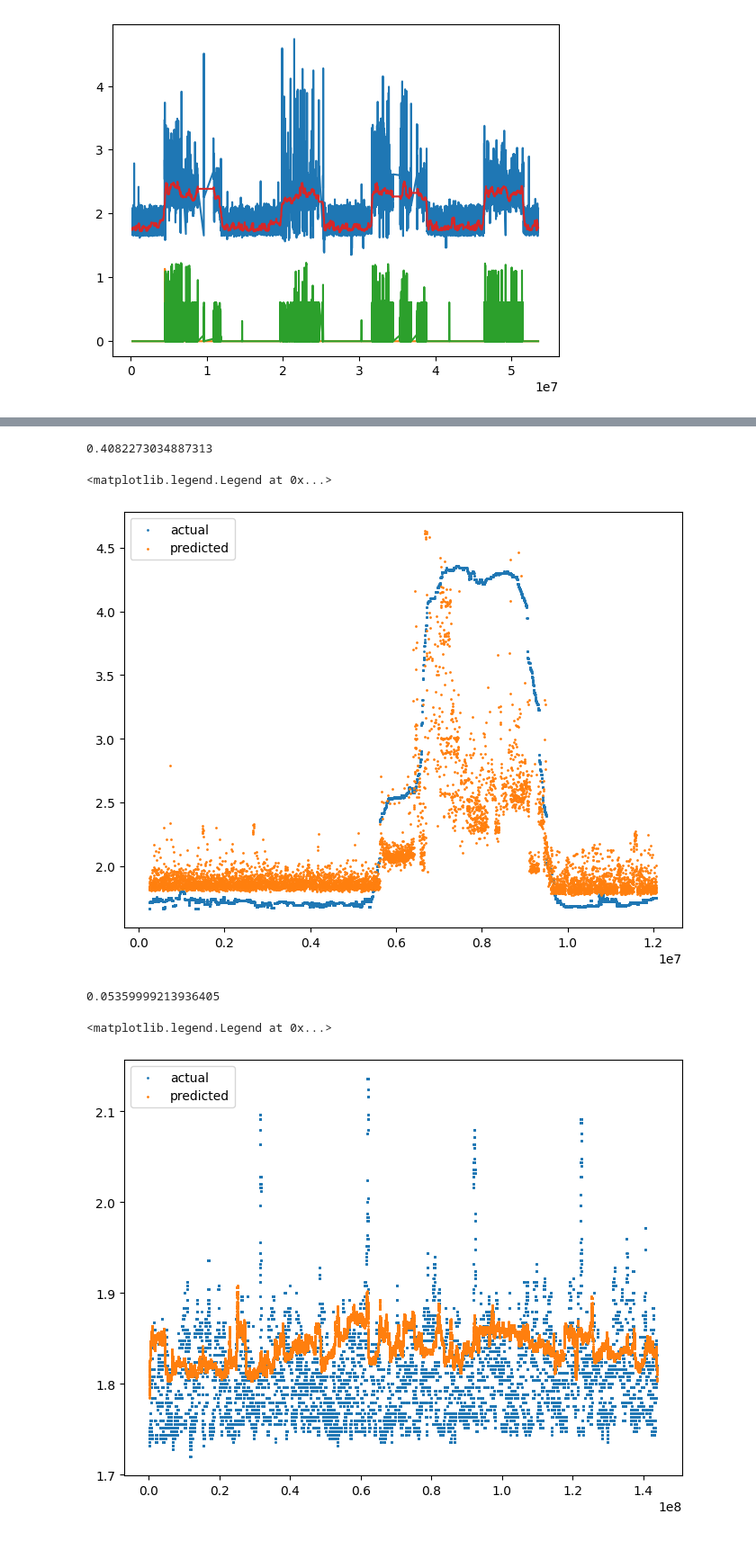
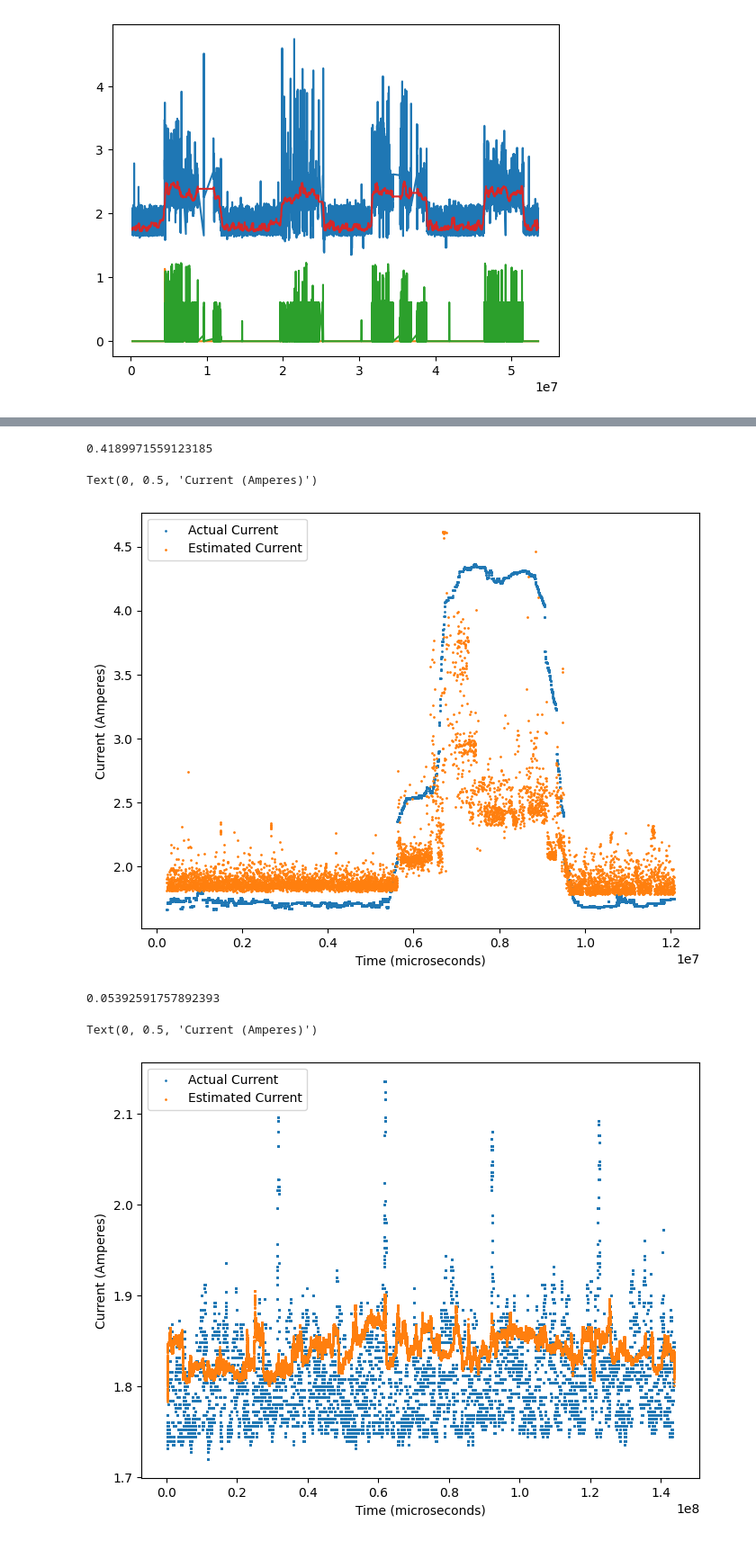
Before and after one commit to radshield/raspi-sel, a Jupyter notebook: analysis/perf_disk.ipynb, the cells around one changed output, grey strips where cells are left out. Shown at 90% size. Saved outputs shown, nothing was run; the diff lists cells and outputs as text; code cells hidden in the pictures.

```diff
--- a/analysis/perf_disk.ipynb
+++ b/analysis/perf_disk.ipynb
@@ -109,6 +109,6 @@ X = pd.concat([cpu_df, mem_df, copy_df])[['insns_0_norm', 'insns_1_norm', 'insns
                                           'cache_hit_rate_0', 'cache_hit_rate_1', 'cache_hit_rate_2', 'cache_hit_rate_3']]
 Y = pd.concat([cpu_df, mem_df, copy_df])['curr_filt']
 # %%
-model = RandomForestRegressor(n_estimators=500, criterion='squared_error')
+model = RandomForestRegressor(n_estimators=500, criterion='poisson', n_jobs=8)
 model.fit(X, Y)
 # %% [output]
@@ -183,17 +183,19 @@ predictions = model.predict(X_test)
 
 mean_absolute_error(Y_test, predictions)
 # %% [output]
-0.4082273034887313
+0.4189971559123185
 # %%
 fig = plt.figure(figsize=(8, 6))
-ax1 = fig.add_subplot(111)
+ax = plt.gca()
 
 plt.scatter(rick_df['time'], rick_df['curr_filt'], label='actual', s=1)
 plt.scatter(rick_df['time'], predictions, label='predicted', s=1)
-plt.legend(loc='upper left')
+plt.legend(['Actual Current', 'Estimated Current'], loc='upper left')
+ax.set_xlabel("Time (microseconds)")
+ax.set_ylabel("Current (Amperes)")
 # %% [output]
-<matplotlib.legend.Legend at 0x...>
+Text(0, 0.5, 'Current (Amperes)')
-[figure, old version]
+[figure, new version]
 # %%
 idle_df = pd.read_csv('../results/disk-idle.csv')
 
@@ -210,17 +212,19 @@ predictions = model.predict(X_test)
 
 mean_absolute_error(Y_test, signal.medfilt(predictions, kernel_size=k))
 # %% [output]
-0.05359999213936405
+0.05392591757892393
 # %%
 fig = plt.figure(figsize=(8, 6))
-ax1 = fig.add_subplot(111)
+ax = plt.gca()
 
 plt.scatter(idle_df['time'], idle_df['curr_filt'], label='actual', s=1)
 plt.scatter(idle_df['time'], signal.medfilt(predictions, kernel_size=k), label='predicted', s=1)
-plt.legend(loc='upper left')
+plt.legend(['Actual Current', 'Estimated Current'], loc='upper left')
+ax.set_xlabel("Time (microseconds)")
+ax.set_ylabel("Current (Amperes)")
 # %% [output]
-<matplotlib.legend.Legend at 0x...>
+Text(0, 0.5, 'Current (Amperes)')
-[figure, old version]
+[figure, new version]
 # %%
 latchup_df = pd.read_csv('../results/disk-idle.csv')
 latchup_df.loc[50000:,'current'] += 0.08
```
Also changed, not shown: parts of 8 cells of this notebook.
